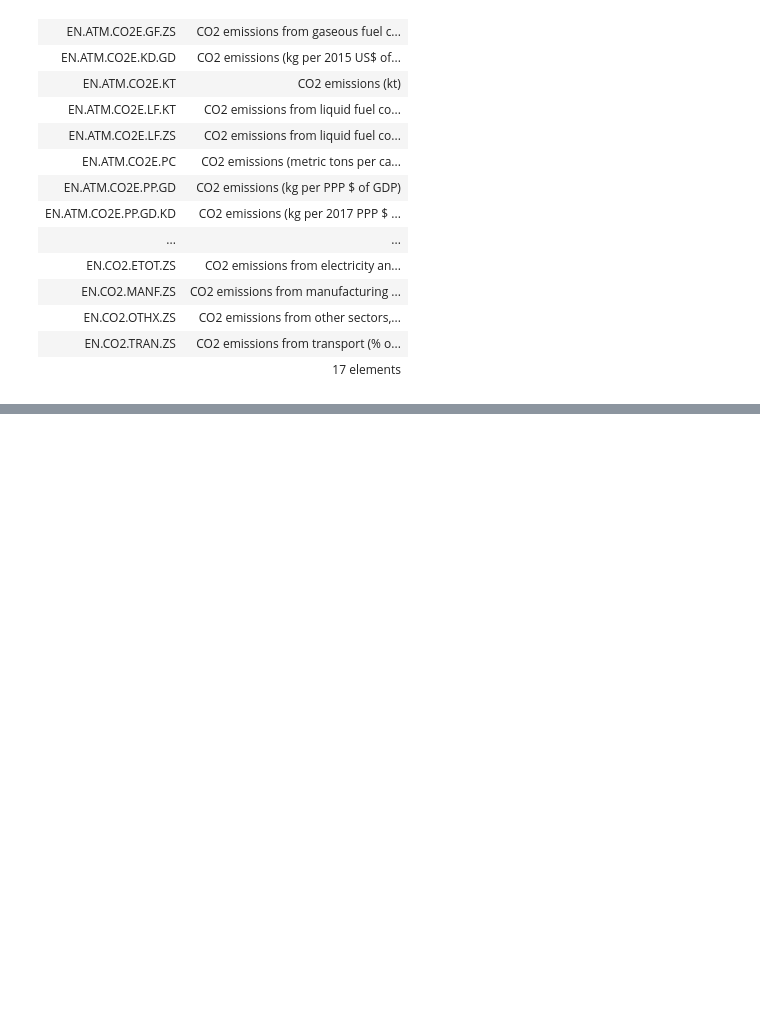
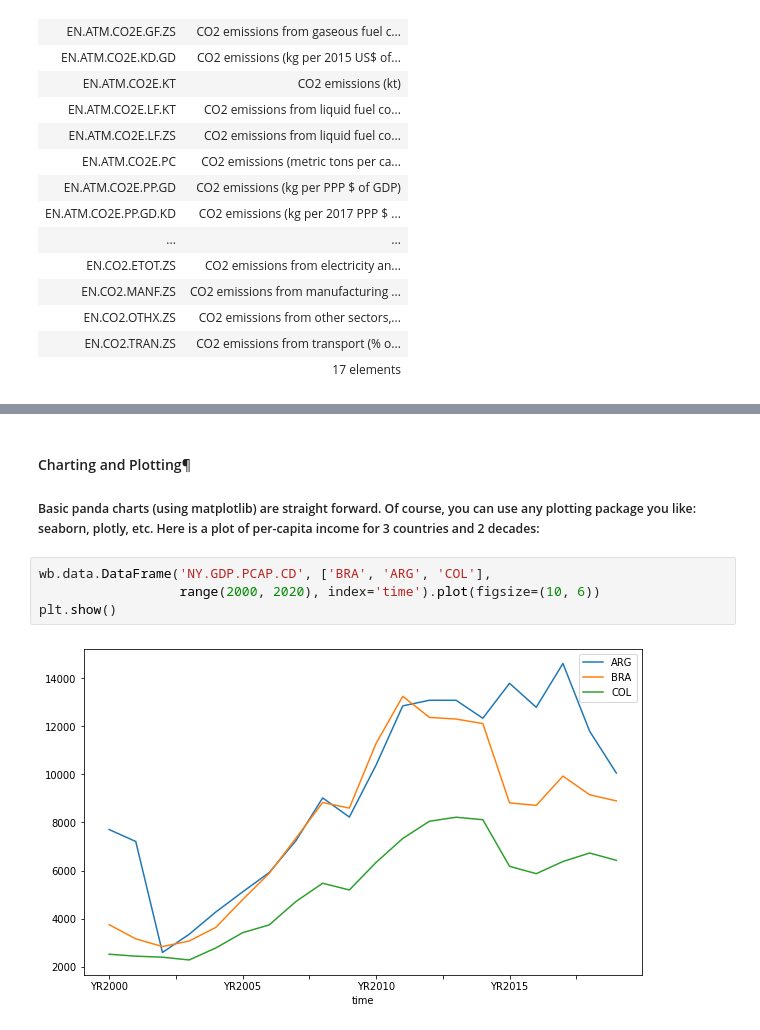
Before and after one commit to Arif-Badhon/WorldBankDataAnalysis, a Jupyter notebook: WorldBankData.ipynb, the cells around one changed output, grey strips where cells are left out. Saved outputs shown, nothing was run; the diff lists cells and outputs as text; blank space fills up the shorter version.

Commit message:
updated data and api tricks

```diff
--- a/WorldBankData.ipynb
+++ b/WorldBankData.ipynb
@@ -82,0 +138,9 @@ Series
+# %% [markdown]
+#### Charting and Plotting¶
+##### Basic panda charts (using matplotlib) are straight forward. Of course, you can use any plotting package you like: seaborn, plotly, etc. Here is a plot of per-capita income for 3 countries and 2 decades:
+# %%
+wb.data.DataFrame('NY.GDP.PCAP.CD', ['BRA', 'ARG', 'COL'],
+                  range(2000, 2020), index='time').plot(figsize=(10, 6))
+plt.show()
+# %% [output]
+[figure, added]
```
Also changed, not shown: parts of 4 cells of this notebook.
